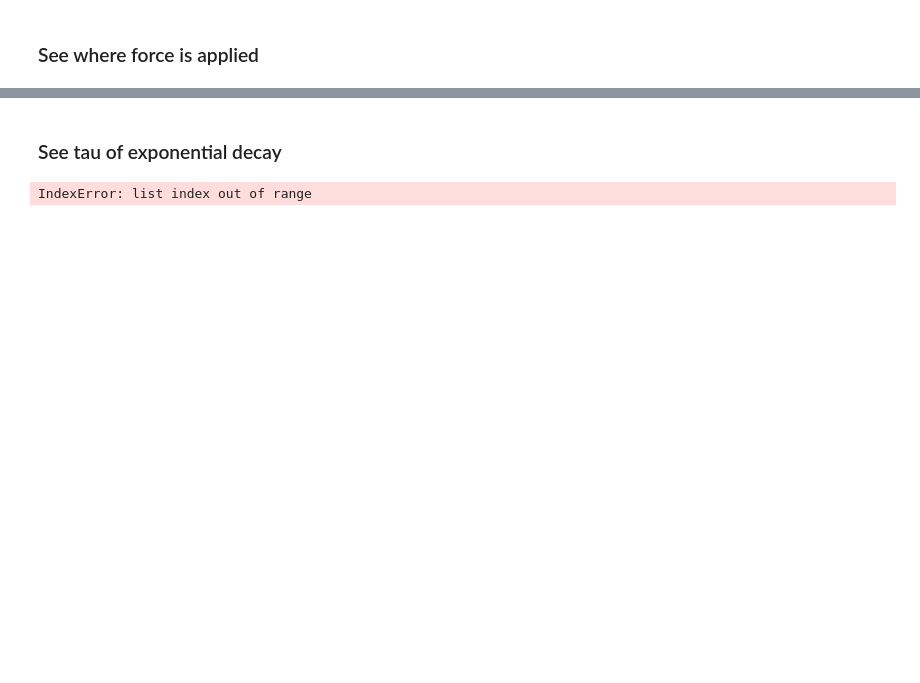
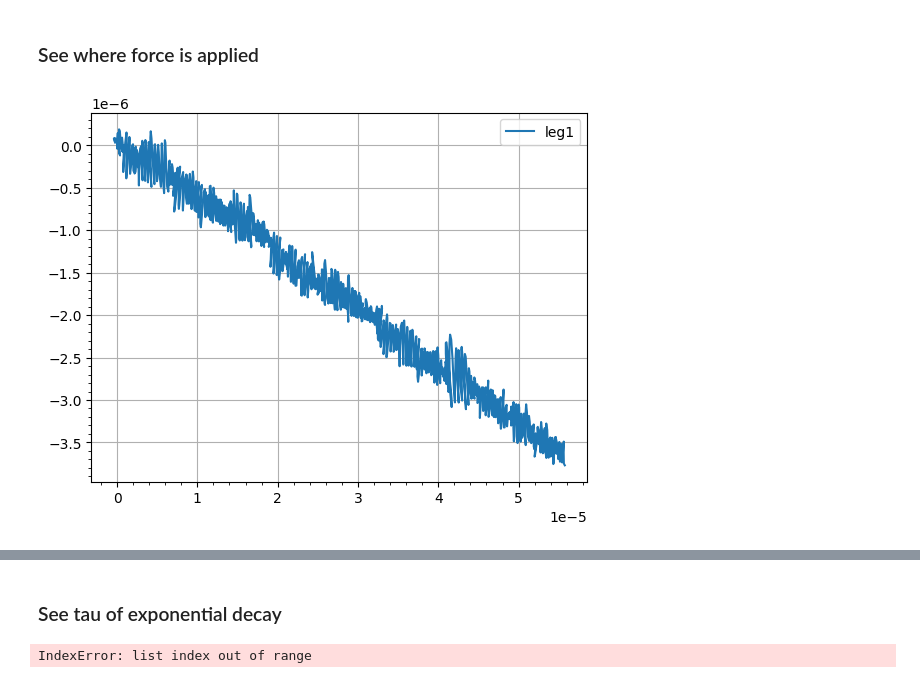
Before and after one commit to Gaianeve/Real_Mega_Fufi, a Jupyter notebook: Robot/1LegTrail/Giunto_versione_fascia_elastica/Model_video_spectrum.ipynb, the cells around one changed output, grey strips where cells are left out. Cells and saved outputs as stored; diff of their text form; code cells hidden in the pictures; blank space fills up the shorter version.

```diff
--- a/Robot/1LegTrail/Giunto_versione_fascia_elastica/Model_video_spectrum.ipynb
+++ b/Robot/1LegTrail/Giunto_versione_fascia_elastica/Model_video_spectrum.ipynb
@@ -310,11 +318,13 @@ plt.show()
 ### See where force is applied
 # %%
 plt.figure('xy motion')
-plt.plot(leg_positions_x[0:10], leg_positions_y[0:10], label = 'leg1')
+plt.plot(leg_positions_x, leg_positions_y, label = 'leg1')
 plt.legend()
 #plt.xlim(0,6e-6)
 plt.grid()
 plt.minorticks_on()
 plt.show()
+# %% [output]
+[figure, added]
 # %%
 plt.figure()
```
Also changed, not shown: parts of 14 cells of this notebook.
